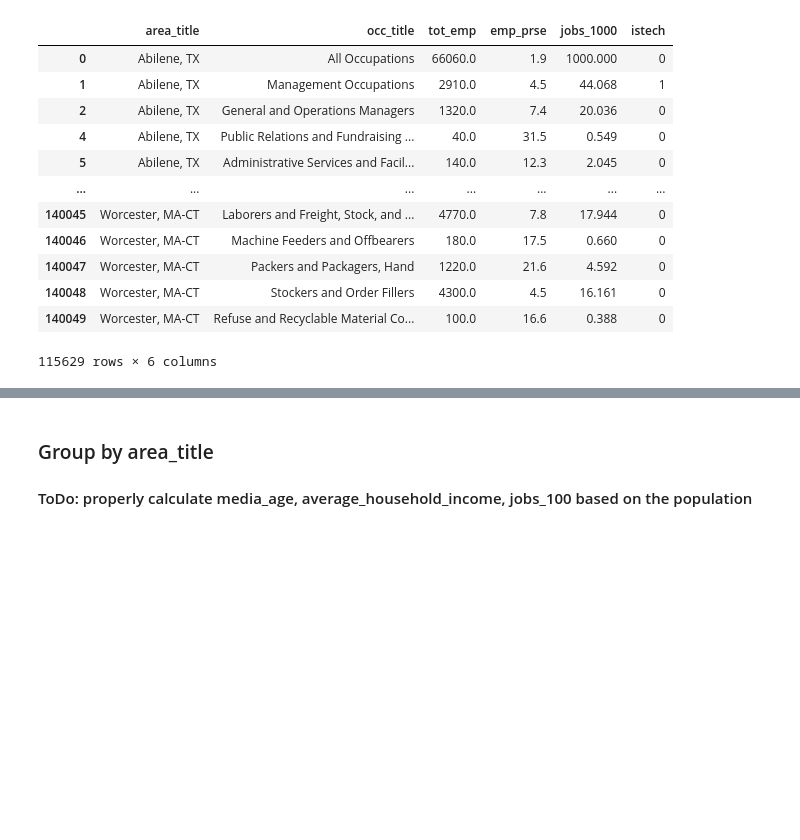
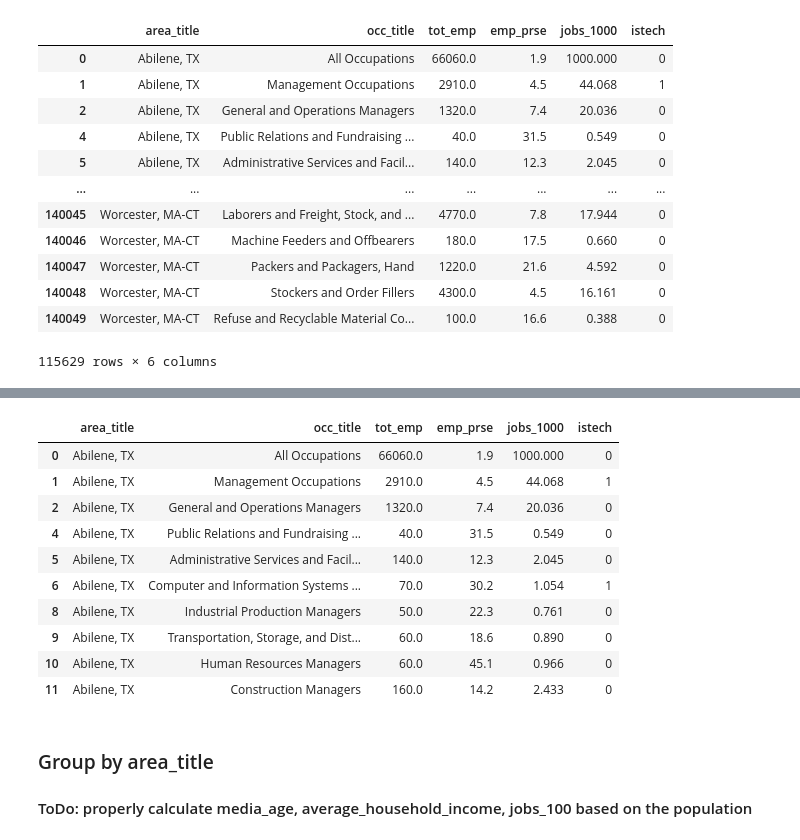
Before and after one commit to reachme1212/final_project, a Jupyter notebook: Model_code/DataFrame-Tech-Not-Tech.ipynb, the cells around one changed output, grey strips where cells are left out. Cells and saved outputs as stored; diff of their text form; code cells hidden in the pictures; blank space fills up the shorter version.

```diff
--- a/Model_code/DataFrame-Tech-Not-Tech.ipynb
+++ b/Model_code/DataFrame-Tech-Not-Tech.ipynb
@@ -124,3 +108,17 @@ merged
+# %%
+filteredBLS_df.head(10)
+# %% [output]
+|  | area_title | occ_title | tot_emp | emp_prse | jobs_1000 | istech |
+| 0 | Abilene, TX | All Occupations | 66060.0 | 1.9 | 1000.000 | 0 |
+| 1 | Abilene, TX | Management Occupations | 2910.0 | 4.5 | 44.068 | 1 |
+| 2 | Abilene, TX | General and Operations Managers | 1320.0 | 7.4 | 20.036 | 0 |
+| 4 | Abilene, TX | Public Relations and Fundraising ... | 40.0 | 31.5 | 0.549 | 0 |
+| 5 | Abilene, TX | Administrative Services and Facil... | 140.0 | 12.3 | 2.045 | 0 |
+| 6 | Abilene, TX | Computer and Information Systems ... | 70.0 | 30.2 | 1.054 | 1 |
+| 8 | Abilene, TX | Industrial Production Managers | 50.0 | 22.3 | 0.761 | 0 |
+| 9 | Abilene, TX | Transportation, Storage, and Dist... | 60.0 | 18.6 | 0.890 | 0 |
+| 10 | Abilene, TX | Human Resources Managers | 60.0 | 45.1 | 0.966 | 0 |
+| 11 | Abilene, TX | Construction Managers | 160.0 | 14.2 | 2.433 | 0 |
 # %% [markdown]
 ### Group by area_title
 
```
Also changed, not shown: parts of 10 cells of this notebook, 1 other file.
